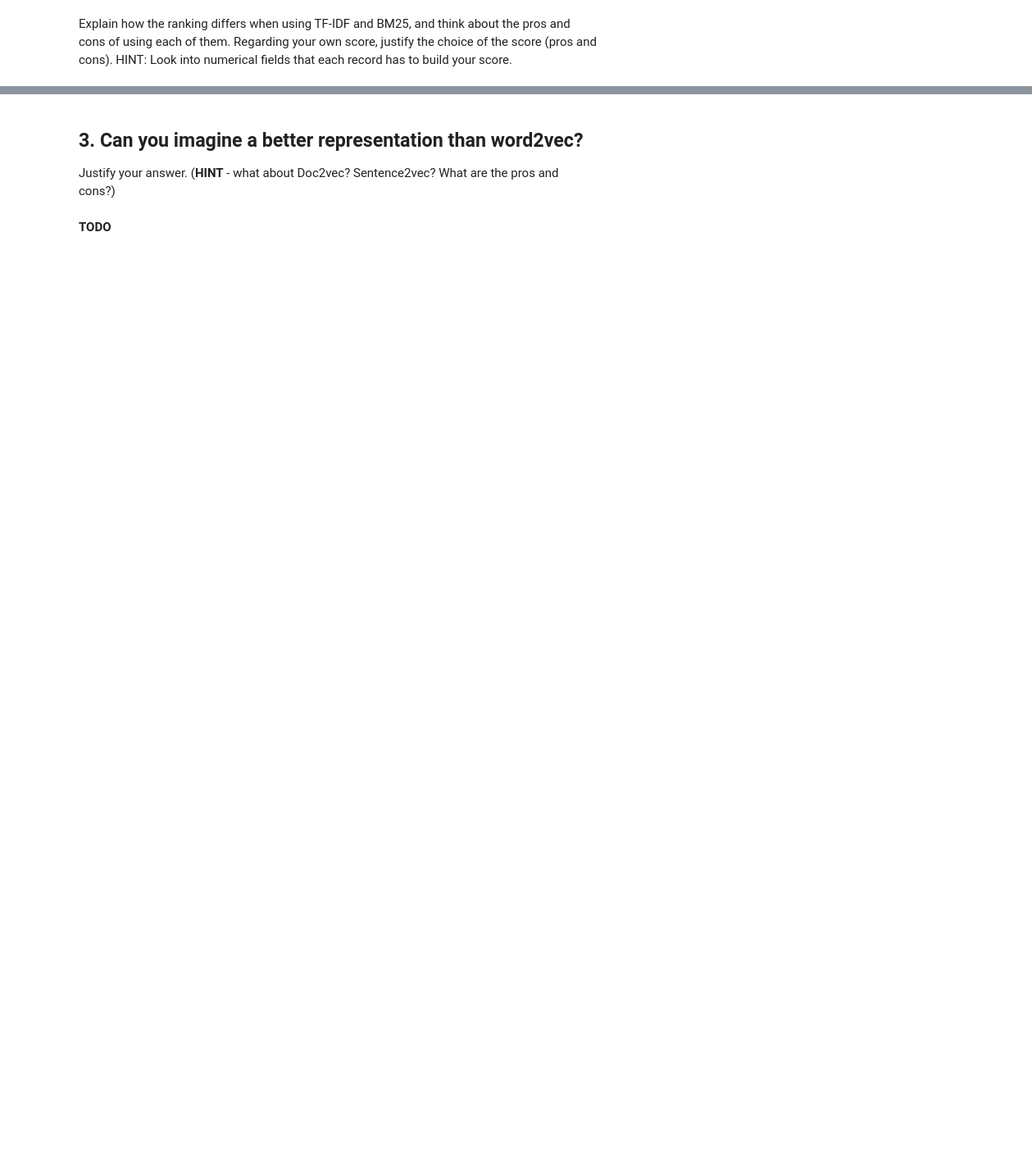
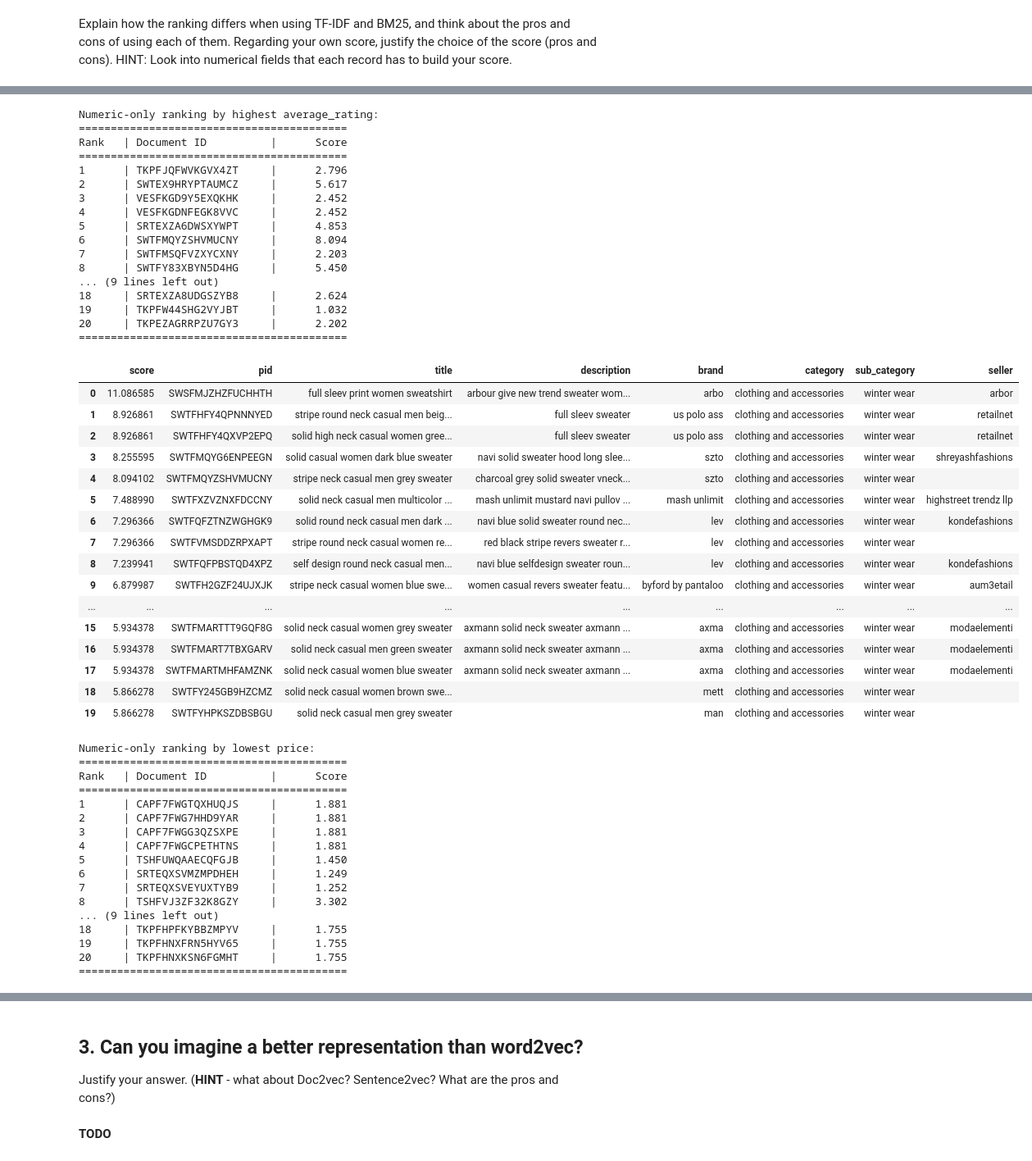
Before and after one commit to LucaFranceschi01/IRWA-2025-G23, a Jupyter notebook: project_progress/part_3/ranking_and_filtering.ipynb, the cells around one changed output, grey strips where cells are left out. Shown at 82% size. Saved outputs shown, nothing was run; the diff lists cells and outputs as text; code cells hidden in the pictures; blank space fills up the shorter version.

```diff
--- a/project_progress/part_3/ranking_and_filtering.ipynb
+++ b/project_progress/part_3/ranking_and_filtering.ipynb
@@ -305,0 +520,64 @@ Explain how the ranking differs when using TF-IDF and BM25, and think about the
+# %%
+# rank by highest rating
+numeric_ranking = rank_by_num(data, criterion='average_rating', order='desc')
+print("Numeric-only ranking by highest average_rating:")
+print_top_k_results(numeric_ranking, k=20)
+display(get_top_k_results(data, numeric_ranking, k=20))
+
+# rank by lowest price
+numeric_ranking_low_price = rank_by_num(data, criterion='selling_price', order='asc')
+print("Numeric-only ranking by lowest price:")
+print_top_k_results(numeric_ranking_low_price, k=20)
+display(get_top_k_results(data, numeric_ranking_low_price, k=20))
+# %% [output]
+Numeric-only ranking by highest average_rating:
+==========================================
+Rank   | Document ID          |      Score
+==========================================
+1      | TKPFJQFWVKGVX4ZT     |      2.796
+2      | SWTEX9HRYPTAUMCZ     |      5.617
+3      | VESFKGD9Y5EXQKHK     |      2.452
+4      | VESFKGDNFEGK8VVC     |      2.452
+5      | SRTEXZA6DWSXYWPT     |      4.853
+6      | SWTFMQYZSHVMUCNY     |      8.094
+7      | SWTFMSQFVZXYCXNY     |      2.203
+8      | SWTFY83XBYN5D4HG     |      5.450
+... (9 lines left out)
+18     | SRTEXZA8UDGSZYB8     |      2.624
+19     | TKPFW44SHG2VYJBT     |      1.032
+20     | TKPEZAGRRPZU7GY3     |      2.202
+==========================================
+|  | score | pid | title | description | brand | category | sub_category | seller |
+| 0 | 11.086585 | SWSFMJZHZFUCHHTH | full sleev print women sweatshirt | arbour give new trend sweater wom... | arbo | clothing and accessories | winter wear | arbor |
+| 1 | 8.926861 | SWTFHFY4QPNNNYED | stripe round neck casual men beig... | full sleev sweater | us polo ass | clothing and accessories | winter wear | retailnet |
+| 2 | 8.926861 | SWTFHFY4QXVP2EPQ | solid high neck casual women gree... | full sleev sweater | us polo ass | clothing and accessories | winter wear | retailnet |
+| 3 | 8.255595 | SWTFMQYG6ENPEEGN | solid casual women dark blue sweater | navi solid sweater hood long slee... | szto | clothing and accessories | winter wear | shreyashfashions |
+| 4 | 8.094102 | SWTFMQYZSHVMUCNY | stripe neck casual men grey sweater | charcoal grey solid sweater vneck... | szto | clothing and accessories | winter wear |  |
+| 5 | 7.488990 | SWTFXZVZNXFDCCNY | solid neck casual men multicolor ... | mash unlimit mustard navi pullov ... | mash unlimit | clothing and accessories | winter wear | highstreet trendz llp |
+| 6 | 7.296366 | SWTFQFZTNZWGHGK9 | solid round neck casual men dark ... | navi blue solid sweater round nec... | lev | clothing and accessories | winter wear | kondefashions |
+| 7 | 7.296366 | SWTFVMSDDZRPXAPT | stripe round neck casual women re... | red black stripe revers sweater r... | lev | clothing and accessories | winter wear |  |
+| 8 | 7.239941 | SWTFQFPBSTQD4XPZ | self design round neck casual men... | navi blue selfdesign sweater roun... | lev | clothing and accessories | winter wear | kondefashions |
+| 9 | 6.879987 | SWTFH2GZF24UJXJK | stripe neck casual women blue swe... | women casual revers sweater featu... | byford by pantaloo | clothing and accessories | winter wear | aum3etail |
+| ... | ... | ... | ... | ... | ... | ... | ... | ... |
+| 15 | 5.934378 | SWTFMARTTT9GQF8G | solid neck casual women grey sweater | axmann solid neck sweater axmann ... | axma | clothing and accessories | winter wear | modaelementi |
+| 16 | 5.934378 | SWTFMART7TBXGARV | solid neck casual men green sweater | axmann solid neck sweater axmann ... | axma | clothing and accessories | winter wear | modaelementi |
+| 17 | 5.934378 | SWTFMARTMHFAMZNK | solid neck casual women blue sweater | axmann solid neck sweater axmann ... | axma | clothing and accessories | winter wear | modaelementi |
+| 18 | 5.866278 | SWTFY245GB9HZCMZ | solid neck casual women brown swe... |  | mett | clothing and accessories | winter wear |  |
+| 19 | 5.866278 | SWTFYHPKSZDBSBGU | solid neck casual men grey sweater |  | man | clothing and accessories | winter wear |  |
+Numeric-only ranking by lowest price:
+==========================================
+Rank   | Document ID          |      Score
+==========================================
+1      | CAPF7FWGTQXHUQJS     |      1.881
+2      | CAPF7FWG7HHD9YAR     |      1.881
+3      | CAPF7FWGG3QZSXPE     |      1.881
+4      | CAPF7FWGCPETHTNS     |      1.881
+5      | TSHFUWQAAECQFGJB     |      1.450
+6      | SRTEQXSVMZMPDHEH     |      1.249
+7      | SRTEQXSVEYUXTYB9     |      1.252
+8      | TSHFVJ3ZF32K8GZY     |      3.302
+... (9 lines left out)
+18     | TKPFHPFKYBBZMPYV     |      1.755
+19     | TKPFHNXFRN5HYV65     |      1.755
+20     | TKPFHNXKSN6FGMHT     |      1.755
+==========================================
```
Also changed, not shown: parts of 12 cells of this notebook.
